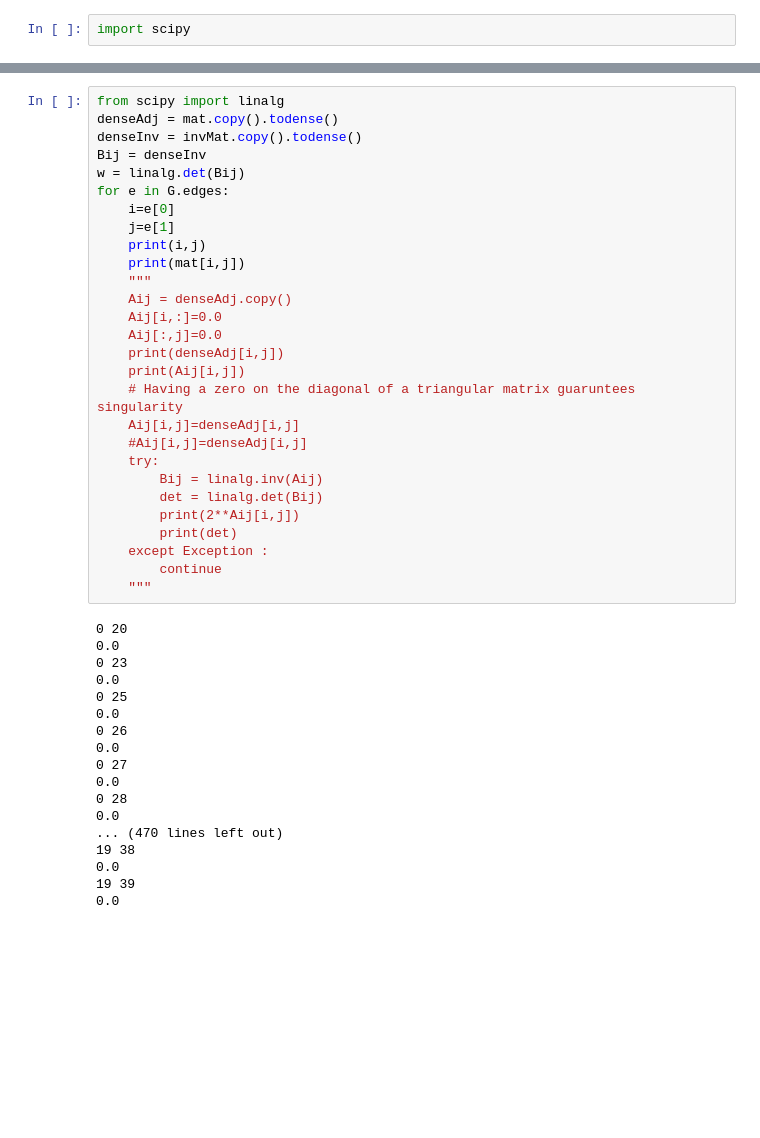
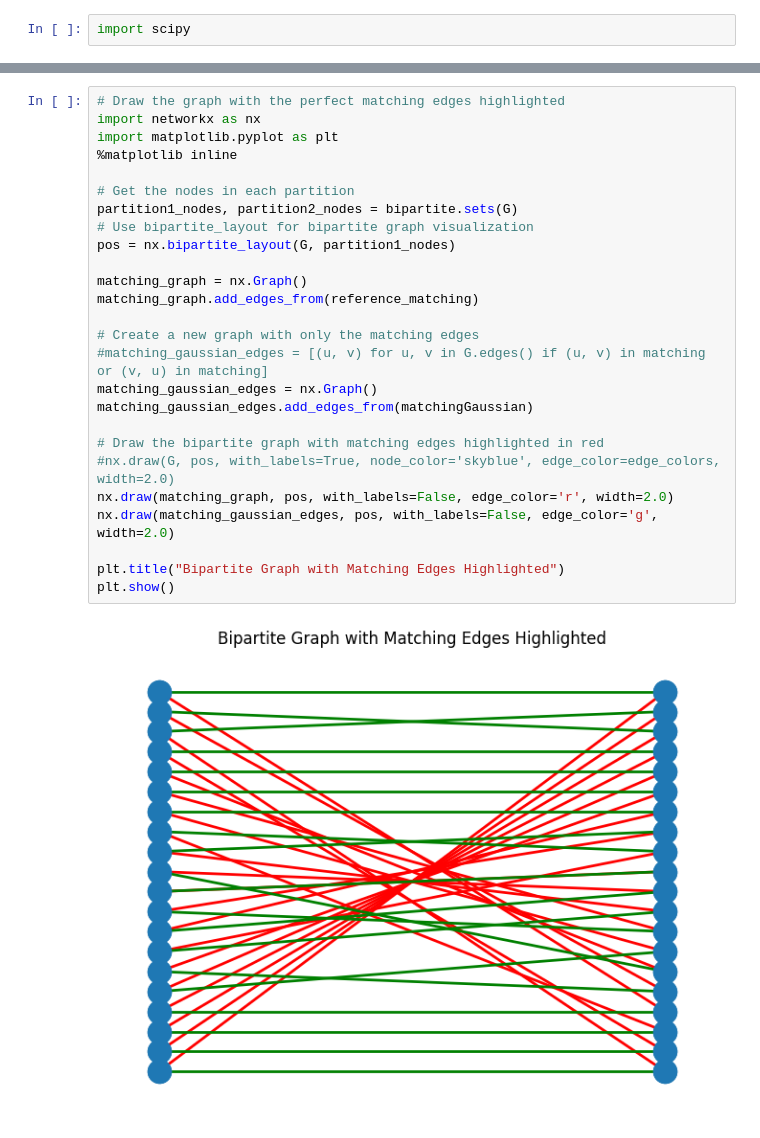
Before and after one commit to GregorySchwing/MatchingInPython, a Jupyter notebook: MonteCarloMatching.ipynb, the cells around one changed output, grey strips where cells are left out. Drawn from its saved outputs; the diff is of its cells as text; blank space fills up the shorter version.

```diff
--- a/MonteCarloMatching.ipynb
+++ b/MonteCarloMatching.ipynb
@@ -68,46 +79,28 @@ for i,j,v in zip(Aij.row, Aij.col, Aij.data):
-# %%
-from scipy import linalg
-denseAdj = mat.copy().todense()
-denseInv = invMat.copy().todense()
-Bij = denseInv
-w = linalg.det(Bij)
-for e in G.edges:
-    i=e[0]
-    j=e[1]
-    print(i,j)
-    print(mat[i,j])
-    """
-    Aij = denseAdj.copy()
-    Aij[i,:]=0.0
-    Aij[:,j]=0.0
-    print(denseAdj[i,j])
-    print(Aij[i,j])
-    # Having a zero on the diagonal of a triangular matrix guaruntees singularity
-    Aij[i,j]=denseAdj[i,j]
-    #Aij[i,j]=denseAdj[i,j]
-    try:
-        Bij = linalg.inv(Aij)
-        det = linalg.det(Bij)
-        print(2**Aij[i,j])
-        print(det)
-    except Exception :
-        continue
-    """
-# %% [output]
-0 20
-0.0
-0 23
-0.0
-0 25
-0.0
-0 26
-0.0
-0 27
-0.0
-0 28
-0.0
-... (470 lines left out)
-19 38
-0.0
-19 39
-0.0
+# %%
+# Draw the graph with the perfect matching edges highlighted
+import networkx as nx
+import matplotlib.pyplot as plt
+%matplotlib inline
+
+# Get the nodes in each partition
+partition1_nodes, partition2_nodes = bipartite.sets(G)
+# Use bipartite_layout for bipartite graph visualization
+pos = nx.bipartite_layout(G, partition1_nodes)
+
+matching_graph = nx.Graph()
+matching_graph.add_edges_from(reference_matching)
+
+# Create a new graph with only the matching edges
+#matching_gaussian_edges = [(u, v) for u, v in G.edges() if (u, v) in matching or (v, u) in matching]
+matching_gaussian_edges = nx.Graph()
+matching_gaussian_edges.add_edges_from(matchingGaussian)
+
+# Draw the bipartite graph with matching edges highlighted in red
+#nx.draw(G, pos, with_labels=True, node_color='skyblue', edge_color=edge_colors, width=2.0)
+nx.draw(matching_graph, pos, with_labels=False, edge_color='r', width=2.0)
+nx.draw(matching_gaussian_edges, pos, with_labels=False, edge_color='g', width=2.0)
+
+plt.title("Bipartite Graph with Matching Edges Highlighted")
+plt.show()
+# %% [output]
+[figure, added]
```
Also changed, not shown: parts of 5 cells of this notebook.
